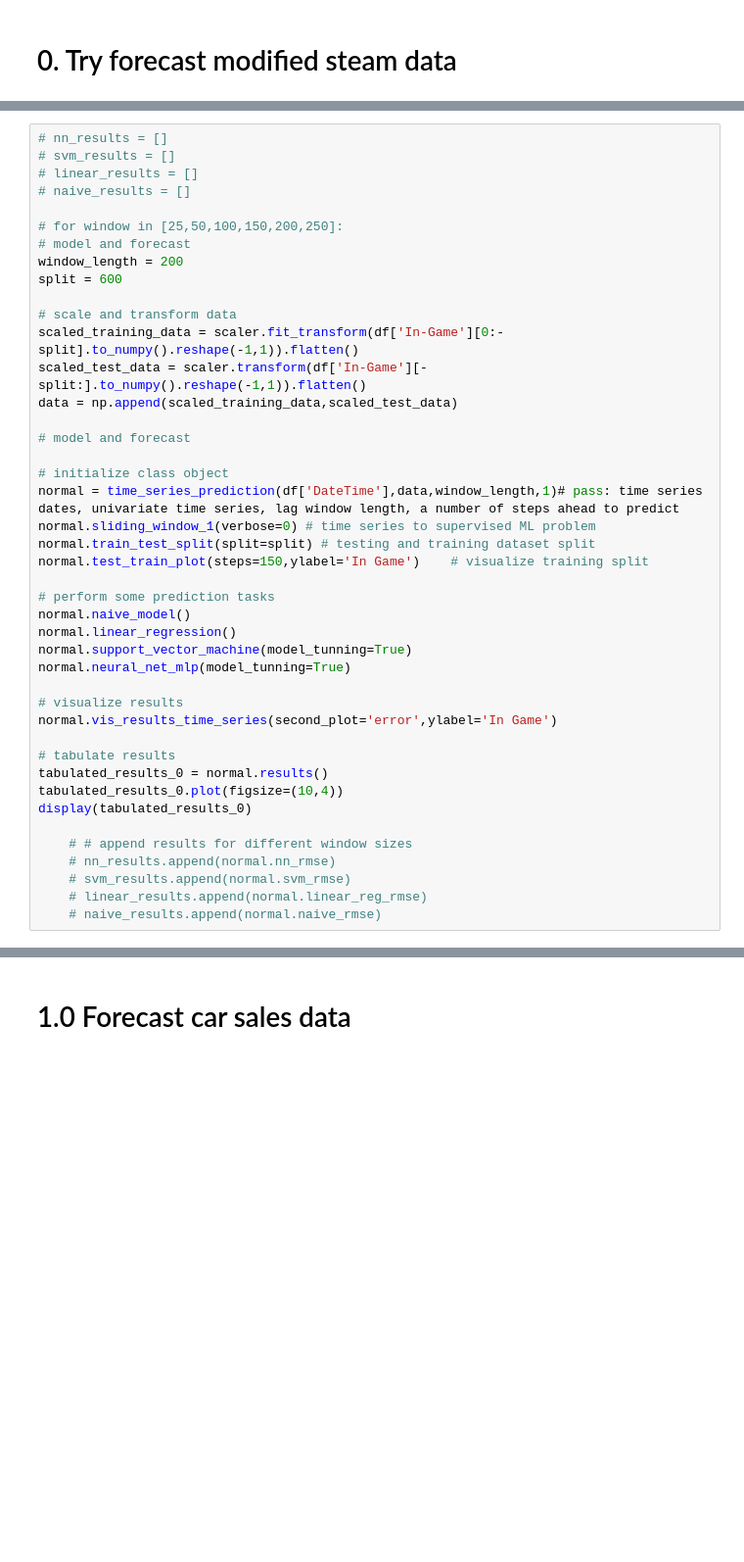
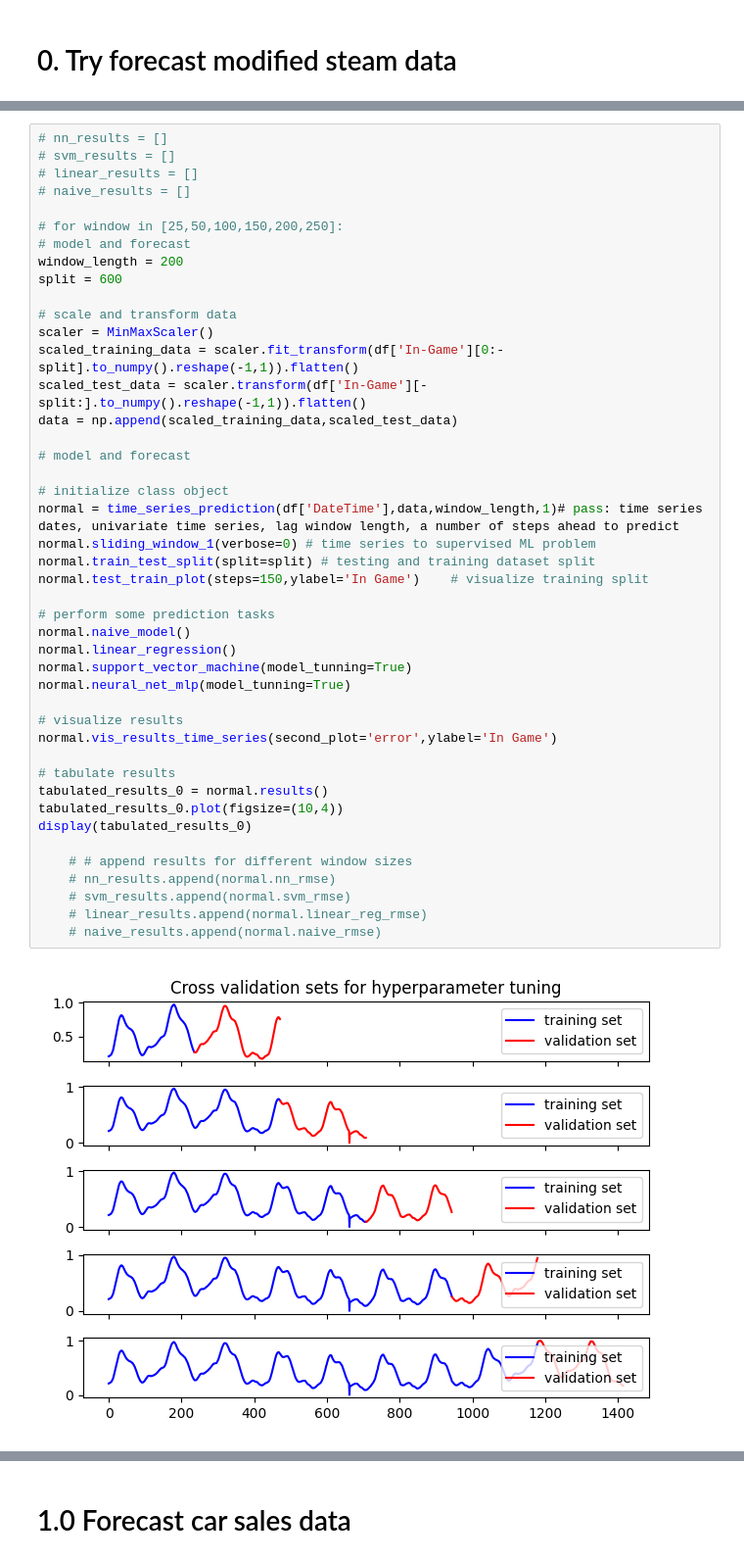
Before and after one commit to tristanmckechnie/tristan_meng_data_science, a Jupyter notebook: 1d_time_series_prediction_class.ipynb, the cells around one changed output, grey strips where cells are left out. Shown at 98% size. Drawn from its saved outputs; the diff is of its cells as text; blank space fills up the shorter version.

```diff
--- a/1d_time_series_prediction_class.ipynb
+++ b/1d_time_series_prediction_class.ipynb
@@ -75,35 +75,37 @@ window_length = 200
 split = 600
 
 # scale and transform data
+scaler = MinMaxScaler()
 scaled_training_data = scaler.fit_transform(df['In-Game'][0:-split].to_numpy().reshape(-1,1)).flatten()
 scaled_test_data = scaler.transform(df['In-Game'][-split:].to_numpy().reshape(-1,1)).flatten()
 data = np.append(scaled_training_data,scaled_test_data)
 
 # model and forecast
 
 # initialize class object
 normal = time_series_prediction(df['DateTime'],data,window_length,1)# pass: time series dates, univariate time series, lag window length, a number of steps ahead to predict
 normal.sliding_window_1(verbose=0) # time series to supervised ML problem
 normal.train_test_split(split=split) # testing and training dataset split
 normal.test_train_plot(steps=150,ylabel='In Game')    # visualize training split
 
 # perform some prediction tasks
 normal.naive_model()
 normal.linear_regression()
 normal.support_vector_machine(model_tunning=True)
 normal.neural_net_mlp(model_tunning=True)
 
 # visualize results
 normal.vis_results_time_series(second_plot='error',ylabel='In Game')
 
 # tabulate results
 tabulated_results_0 = normal.results()
 tabulated_results_0.plot(figsize=(10,4))
 display(tabulated_results_0)
 
     # # append results for different window sizes
     # nn_results.append(normal.nn_rmse)
     # svm_results.append(normal.svm_rmse)
     # linear_results.append(normal.linear_reg_rmse)
     # naive_results.append(normal.naive_rmse)
 # %% [output]
+[figure, added]
```
Also changed, not shown: parts of 8 cells of this notebook, 8 other files.
